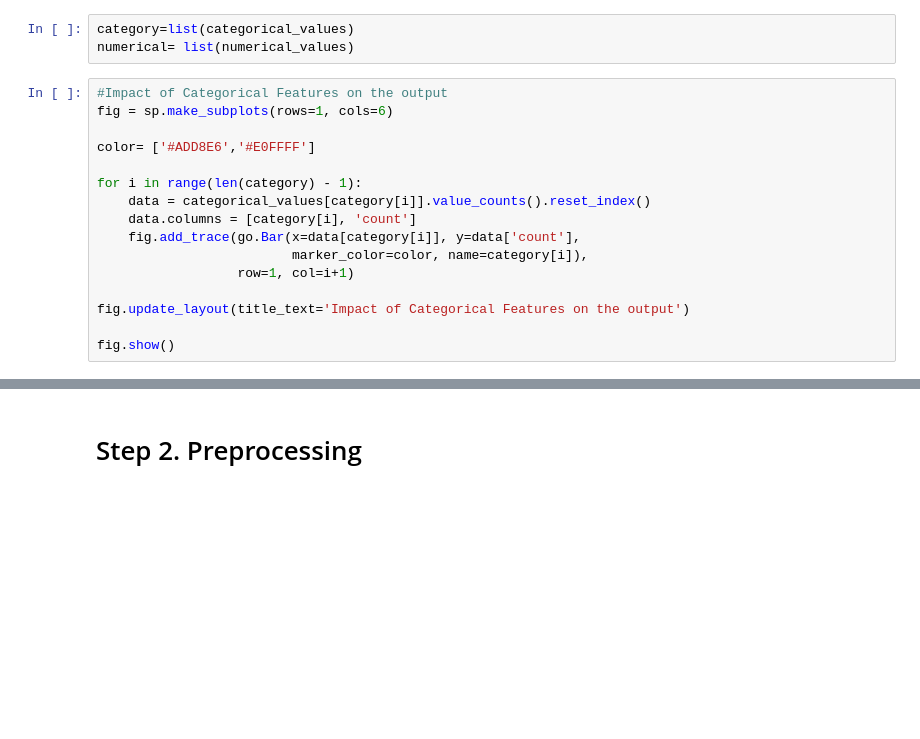
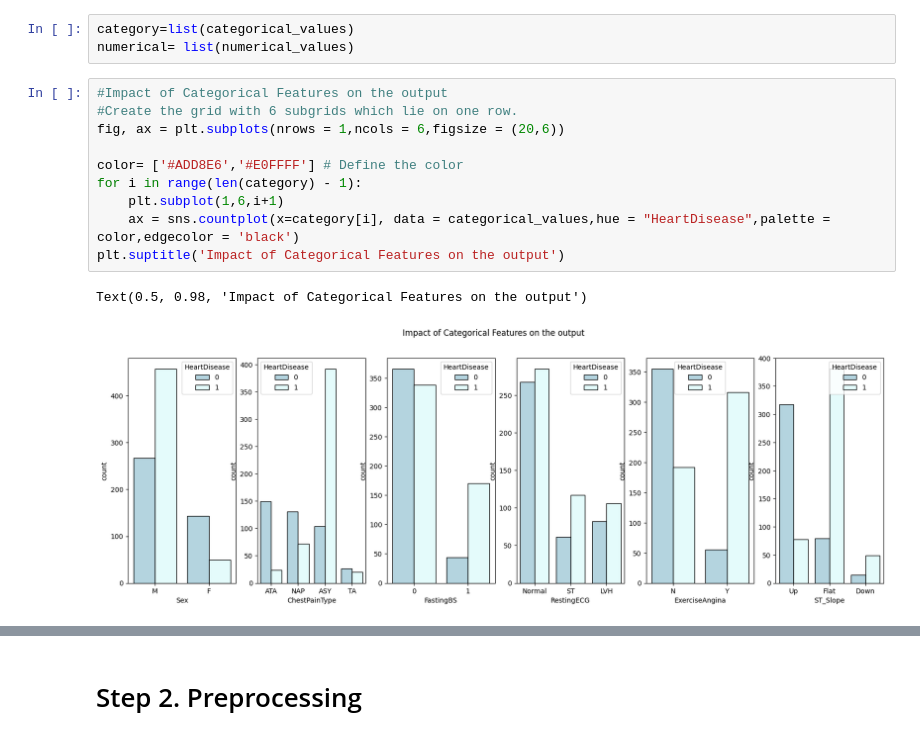
Before and after one commit to phamvutuyetanh/AI_Project, a Jupyter notebook: AI_Project.ipynb, the cells around one changed output, grey strips where cells are left out. Cells and saved outputs as stored; diff of their text form; blank space fills up the shorter version.

```diff
--- a/AI_Project.ipynb
+++ b/AI_Project.ipynb
@@ -133,20 +145,17 @@ categorical_values=df[['Sex', 'ChestPainType','FastingBS', 'RestingECG', 'Exerci
 # %%
 category=list(categorical_values)
 numerical= list(numerical_values)
-# %%
-#Impact of Categorical Features on the output
-fig = sp.make_subplots(rows=1, cols=6)
-
-color= ['#ADD8E6','#E0FFFF']
-
-for i in range(len(category) - 1):
-    data = categorical_values[category[i]].value_counts().reset_index()
-    data.columns = [category[i], 'count']
-    fig.add_trace(go.Bar(x=data[category[i]], y=data['count'],
-                         marker_color=color, name=category[i]),
-                  row=1, col=i+1)
-
-fig.update_layout(title_text='Impact of Categorical Features on the output')
-
-fig.show()
+# %%
+#Impact of Categorical Features on the output
+#Create the grid with 6 subgrids which lie on one row.
+fig, ax = plt.subplots(nrows = 1,ncols = 6,figsize = (20,6))
+
+color= ['#ADD8E6','#E0FFFF'] # Define the color
+for i in range(len(category) - 1):
+    plt.subplot(1,6,i+1)
+    ax = sns.countplot(x=category[i], data = categorical_values,hue = "HeartDisease",palette = color,edgecolor = 'black')
+plt.suptitle('Impact of Categorical Features on the output')
+# %% [output]
+Text(0.5, 0.98, 'Impact of Categorical Features on the output')
+[figure, added]
 # %%
```
Also changed, not shown: parts of 23 cells of this notebook, 1 other file.
